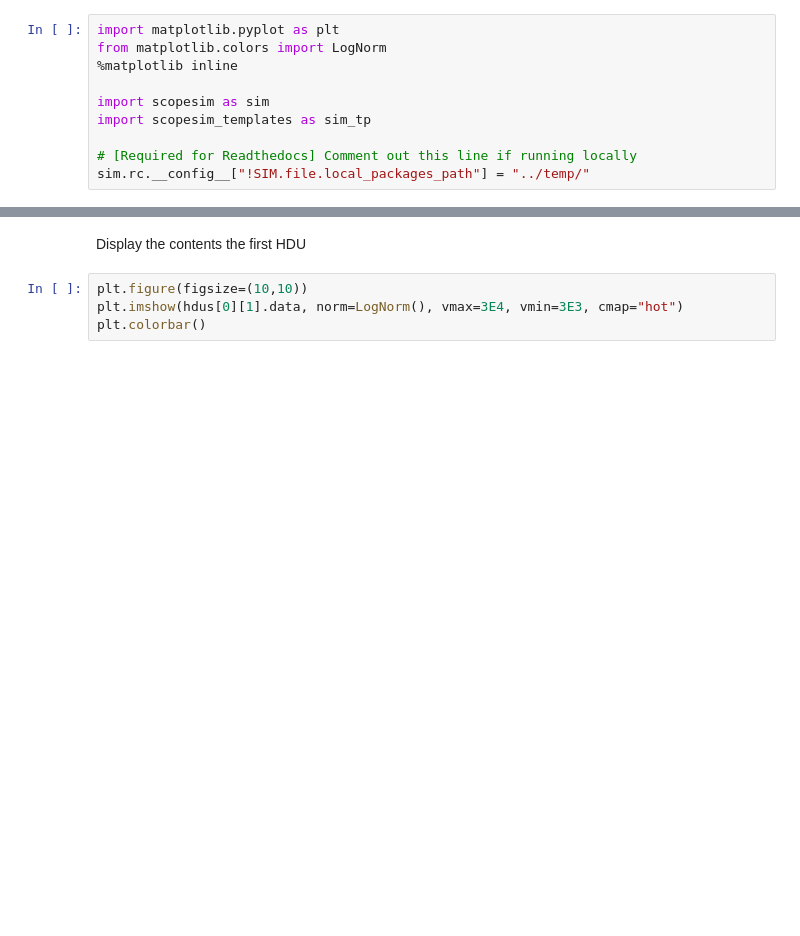
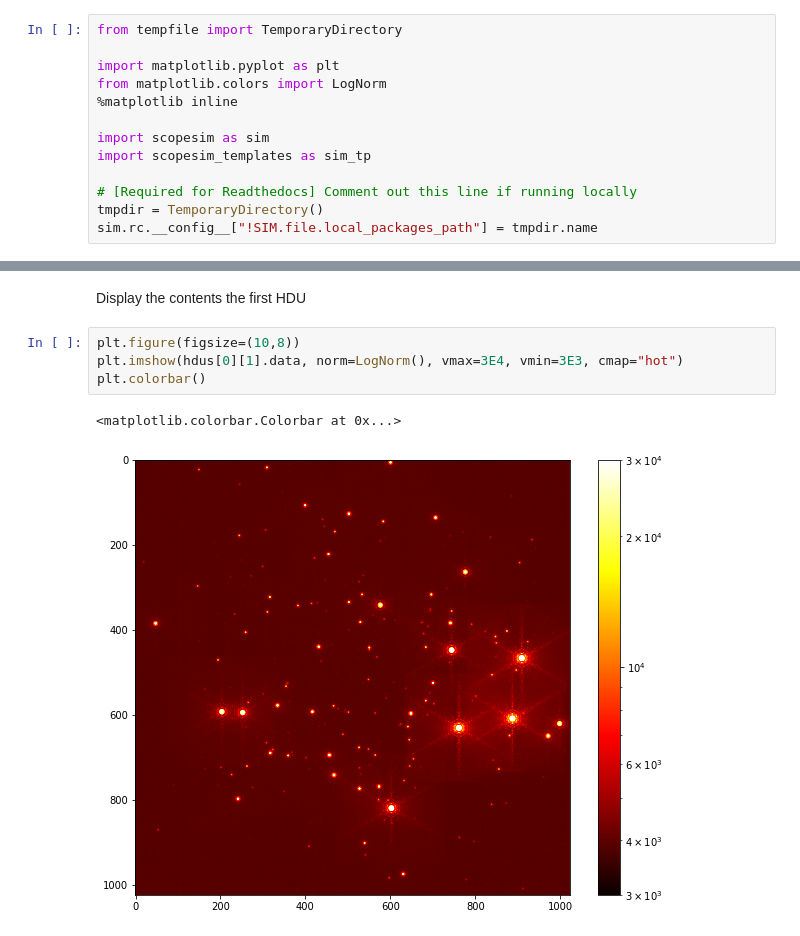
Before and after one commit to AstarVienna/ScopeSim, a Jupyter notebook: docs/source/examples/1_scopesim_intro.ipynb, the cells around one changed output, grey strips where cells are left out. Cells and saved outputs as stored; diff of their text form; blank space fills up the shorter version.

```diff
--- a/docs/source/examples/1_scopesim_intro.ipynb
+++ b/docs/source/examples/1_scopesim_intro.ipynb
@@ -6,4 +6,6 @@ A brief introduction into using ScopeSim to observe a cluster in the LMC
 # %%
+from tempfile import TemporaryDirectory
+
 import matplotlib.pyplot as plt
 from matplotlib.colors import LogNorm
 %matplotlib inline
@@ -12,7 +14,8 @@ import scopesim as sim
 import scopesim_templates as sim_tp
 
 # [Required for Readthedocs] Comment out this line if running locally
-sim.rc.__config__["!SIM.file.local_packages_path"] = "../temp/"
+tmpdir = TemporaryDirectory()
+sim.rc.__config__["!SIM.file.local_packages_path"] = tmpdir.name
 # %% [markdown]
 Download the required instrument packages for an observation with MICADO at the ELT
 # %%
@@ -36,6 +50,9 @@ hdus = micado.readout()
 # %% [markdown]
 Display the contents the first HDU
 # %%
-plt.figure(figsize=(10,10))
+plt.figure(figsize=(10,8))
 plt.imshow(hdus[0][1].data, norm=LogNorm(), vmax=3E4, vmin=3E3, cmap="hot")
 plt.colorbar()
+# %% [output]
+<matplotlib.colorbar.Colorbar at 0x...>
+[figure, added]
```
Also changed, not shown: parts of 5 cells of this notebook, 8 other files.
